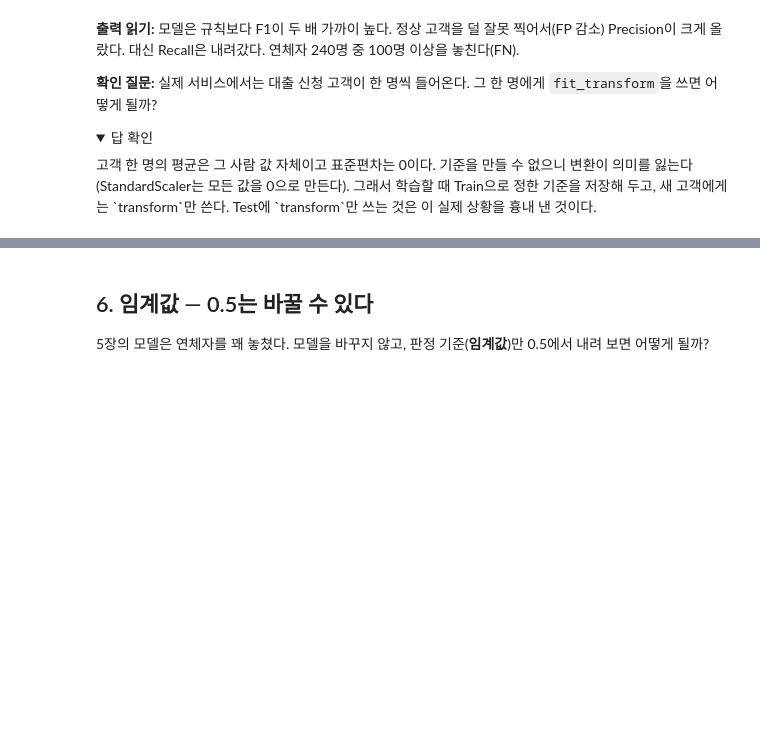
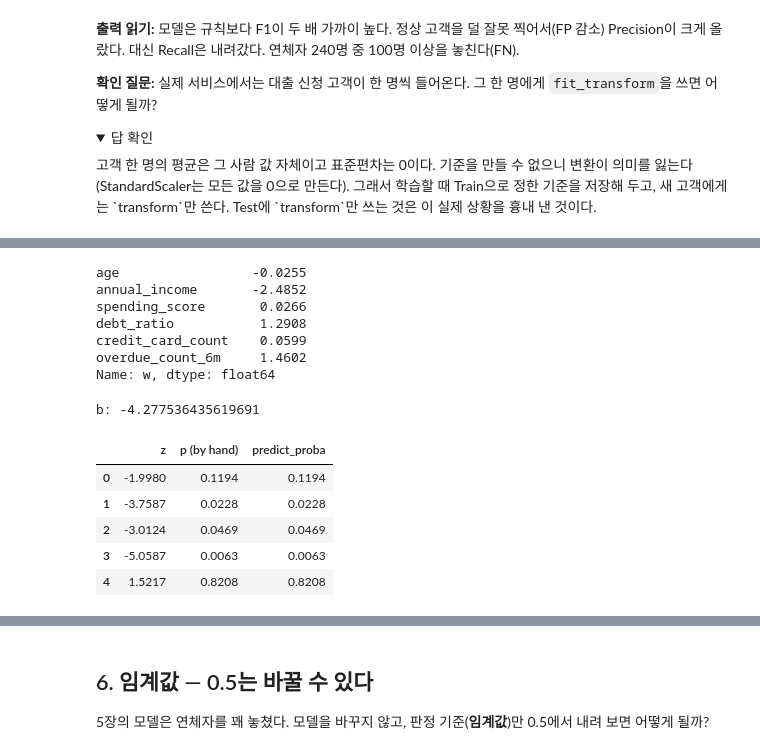
Before and after one commit to feelosophysics/codsaid, a Jupyter notebook: 02_Advanced/A5-1/notebooks/learning_walkthrough.ipynb, the cells around one changed output, grey strips where cells are left out. Saved outputs shown, nothing was run; the diff lists cells and outputs as text; code cells hidden in the pictures; folded sections open; blank space fills up the shorter version.

```diff
--- a/02_Advanced/A5-1/notebooks/learning_walkthrough.ipynb
+++ b/02_Advanced/A5-1/notebooks/learning_walkthrough.ipynb
@@ -393,0 +439,28 @@ display(pd.DataFrame({
+# %%
+weights = logistic_model.coef_[0]        # 변수마다 w 하나 (6개)
+bias = logistic_model.intercept_[0]      # b
+display(pd.Series(weights, index=feature_columns, name="w"))
+print("b:", bias)
+
+scores = X_test_prepared[:5] @ weights + bias     # 점수 z. 고객마다 (변수 × w)의 합 + b
+probabilities_by_hand = 1 / (1 + np.exp(-scores))
+display(pd.DataFrame({
+    "z": scores,
+    "p (by hand)": probabilities_by_hand,
+    "predict_proba": overdue_probabilities[:5],
+}))
+# %% [output]
+age                 -0.0255
+annual_income       -2.4852
+spending_score       0.0266
+debt_ratio           1.2908
+credit_card_count    0.0599
+overdue_count_6m     1.4602
+Name: w, dtype: float64
+b: -4.277536435619691
+|  | z | p (by hand) | predict_proba |
+| 0 | -1.9980 | 0.1194 | 0.1194 |
+| 1 | -3.7587 | 0.0228 | 0.0228 |
+| 2 | -3.0124 | 0.0469 | 0.0469 |
+| 3 | -5.0587 | 0.0063 | 0.0063 |
+| 4 | 1.5217 | 0.8208 | 0.8208 |
```
Also changed, not shown: parts of 9 cells of this notebook, 1 other file.
